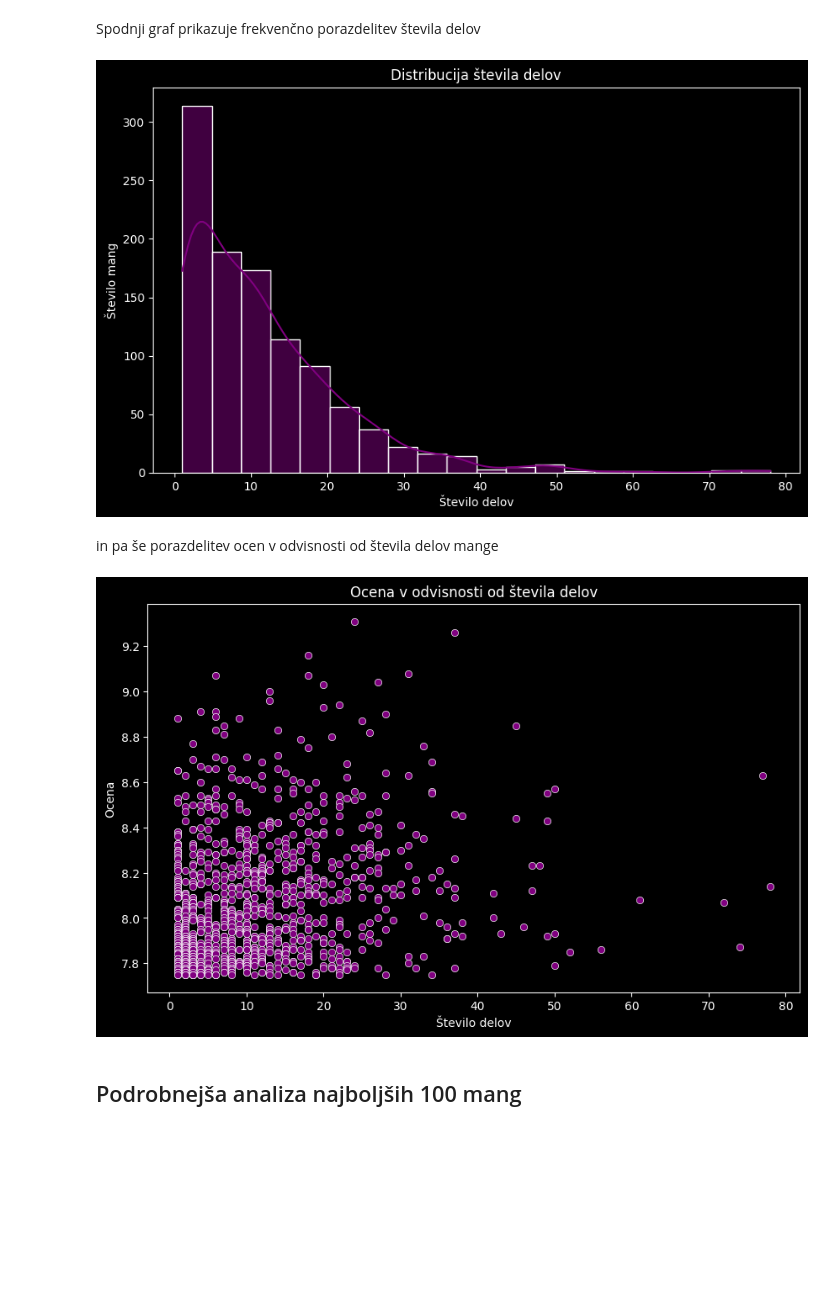
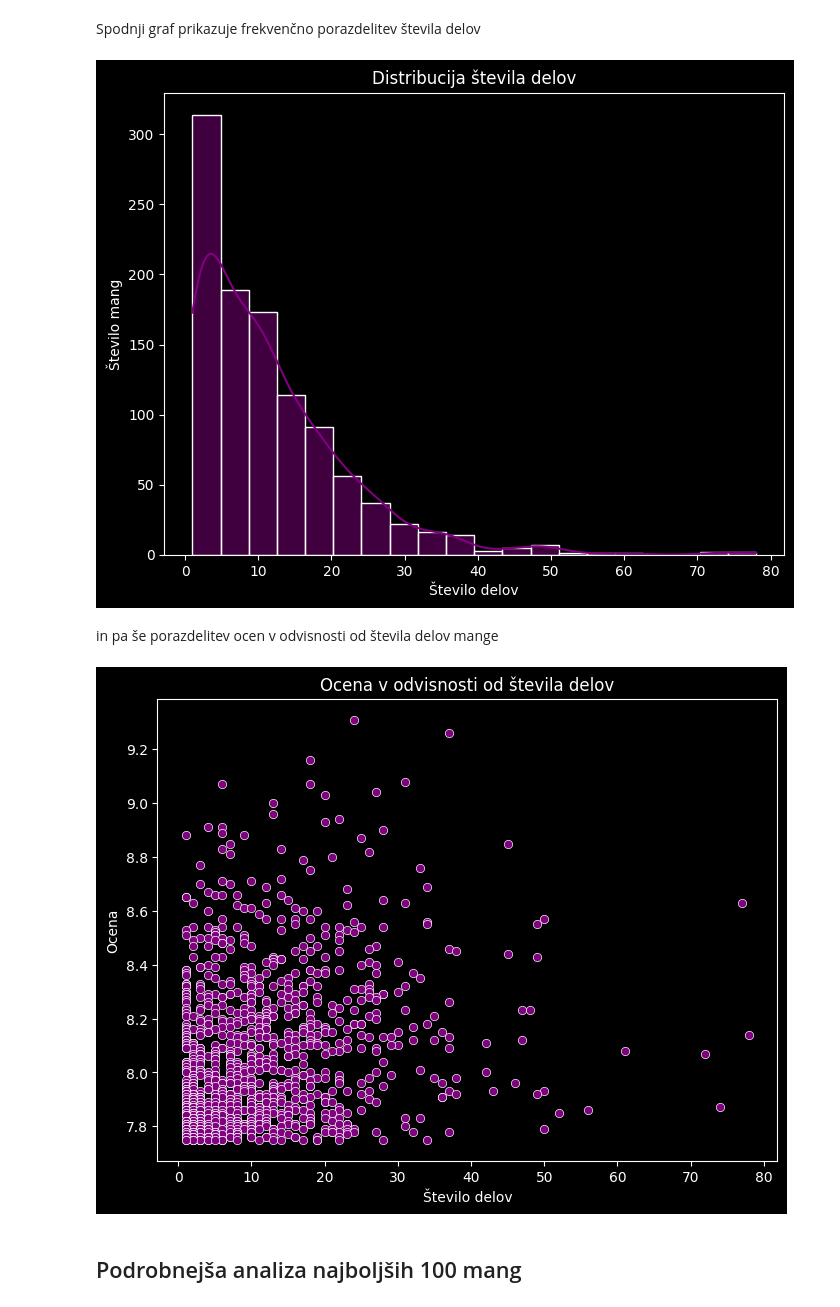
Before and after one commit to slaparj/Projektna_naloga-UVP, a Jupyter notebook: analiza.ipynb, the cells around one changed output. Drawn from its saved outputs; the diff is of its cells as text; code cells hidden in the pictures; blank space fills up the shorter version.

```diff
--- a/analiza.ipynb
+++ b/analiza.ipynb
@@ -70,26 +70,26 @@ Spodnji graf prikazuje frekvenčno porazdelitev števila delov
 # %%
 mange1['deli'] = mange1['deli'].replace('Ni končana', pd.NA)
 mange1['deli'] = pd.to_numeric(mange1['deli'])
 
-plt.figure(figsize=(10, 6))
+plt.figure(figsize=(8, 6))
 sns.histplot(mange1['deli'].dropna(), bins=20, kde=True, color='purple')
 plt.title('Distribucija števila delov')
 plt.xlabel('Število delov')
 plt.ylabel('Število mang')
 plt.show()
 # %% [output]
-[figure, old version]
+[figure, new version]
 # %% [markdown]
 in pa še porazdelitev ocen v odvisnosti od števila delov mange
 # %%
-plt.figure(figsize=(10, 6))
+plt.figure(figsize=(8, 6))
 sns.scatterplot(x='deli', y='ocena', data=mange1, color='purple')
 plt.title('Ocena v odvisnosti od števila delov')
 plt.xlabel('Število delov')
 plt.ylabel('Ocena')
 plt.show()
 # %% [output]
-[figure, old version]
+[figure, new version]
 # %% [markdown]
 ## Podrobnejša analiza najboljših 100 mang
 # %% [markdown]
```
Also changed, not shown: parts of 3 cells of this notebook.
